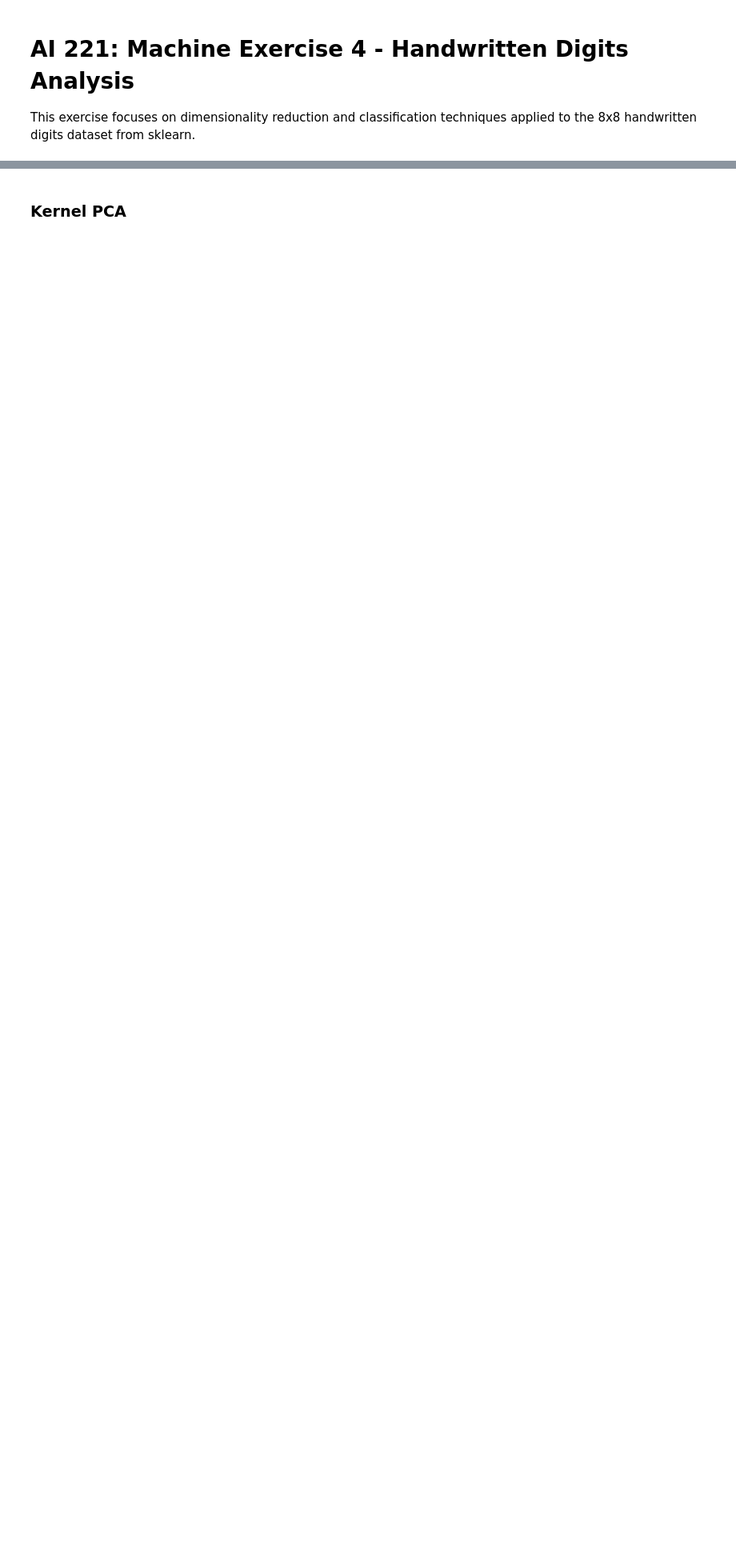
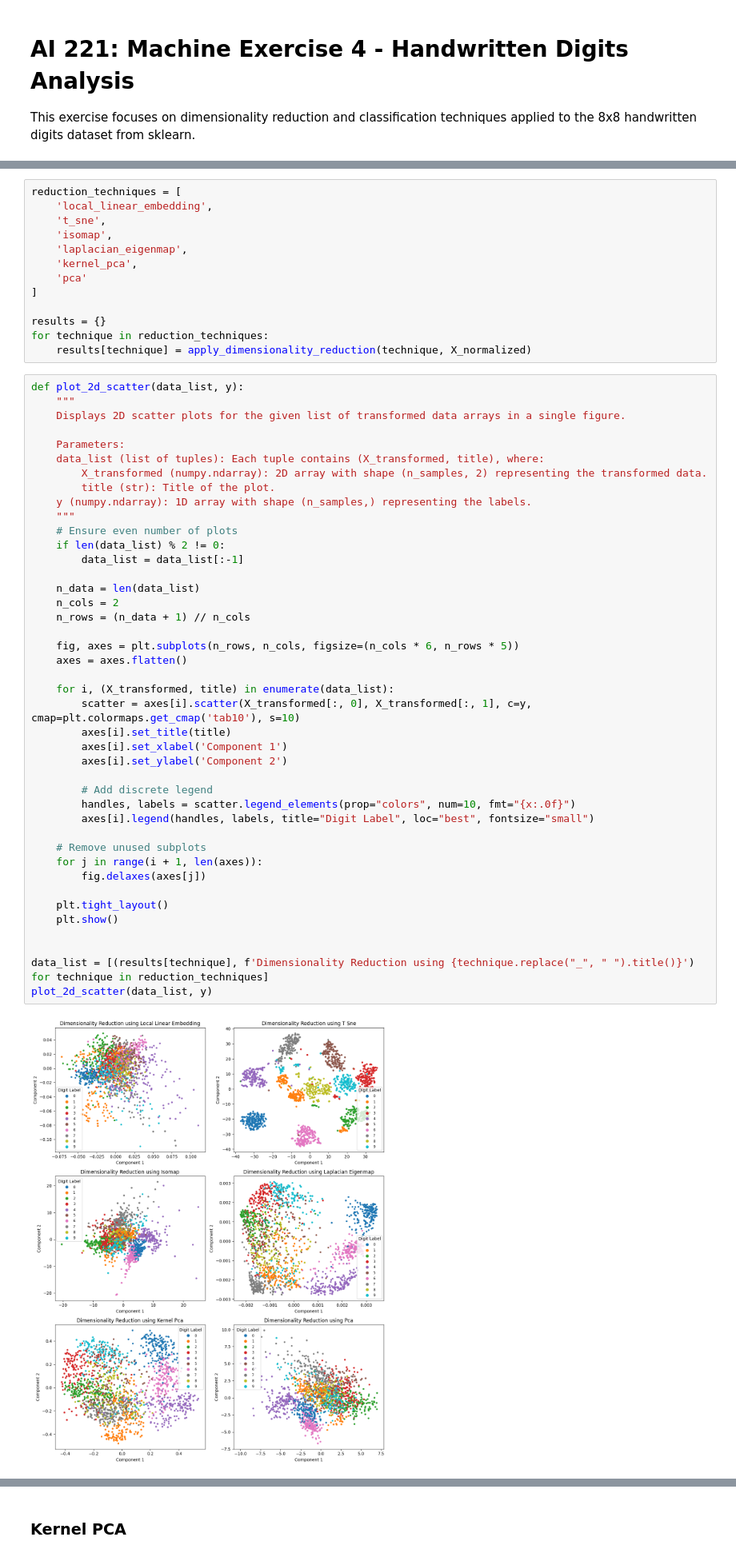
Before and after one commit to jonmaaku/AI221-machine-problems, a Jupyter notebook: mp4/MP4.ipynb, the cells around one changed output, grey strips where cells are left out. Shown: that part at 80% size. Cells and saved outputs as stored; diff of their text form; blank space fills up the shorter version.

```diff
--- a/mp4/MP4.ipynb
+++ b/mp4/MP4.ipynb
@@ -45,3 +119,60 @@ This section contains the core implementations of this
+# %%
+reduction_techniques = [
+    'local_linear_embedding',
+    't_sne',
+    'isomap',
+    'laplacian_eigenmap',
+    'kernel_pca',
+    'pca'
+]
+
+results = {}
+for technique in reduction_techniques:
+    results[technique] = apply_dimensionality_reduction(technique, X_normalized)
+# %%
+def plot_2d_scatter(data_list, y):
+    """
+    Displays 2D scatter plots for the given list of transformed data arrays in a single figure.
+
+    Parameters:
+    data_list (list of tuples): Each tuple contains (X_transformed, title), where:
+        X_transformed (numpy.ndarray): 2D array with shape (n_samples, 2) representing the transformed data.
+        title (str): Title of the plot.
+    y (numpy.ndarray): 1D array with shape (n_samples,) representing the labels.
+    """
+    # Ensure even number of plots
+    if len(data_list) % 2 != 0:
+        data_list = data_list[:-1]
+
+    n_data = len(data_list)
+    n_cols = 2
+    n_rows = (n_data + 1) // n_cols
+
+    fig, axes = plt.subplots(n_rows, n_cols, figsize=(n_cols * 6, n_rows * 5))
+    axes = axes.flatten()
+
+    for i, (X_transformed, title) in enumerate(data_list):
+        scatter = axes[i].scatter(X_transformed[:, 0], X_transformed[:, 1], c=y, cmap=plt.colormaps.get_cmap('tab10'), s=10)
+        axes[i].set_title(title)
+        axes[i].set_xlabel('Component 1')
+        axes[i].set_ylabel('Component 2')
+
+        # Add discrete legend
+        handles, labels = scatter.legend_elements(prop="colors", num=10, fmt="{x:.0f}")
+        axes[i].legend(handles, labels, title="Digit Label", loc="best", fontsize="small")
+
+    # Remove unused subplots
+    for j in range(i + 1, len(axes)):
+        fig.delaxes(axes[j])
+
+    plt.tight_layout()
+    plt.show()
+
+
+data_list = [(results[technique], f'Dimensionality Reduction using {technique.replace("_", " ").title()}') for technique in reduction_techniques]
+plot_2d_scatter(data_list, y)
+# %% [output]
+[figure, added]
 # %% [markdown]
 ### Results
 
```
Also changed, not shown: parts of 19 cells of this notebook, 1 other file.
